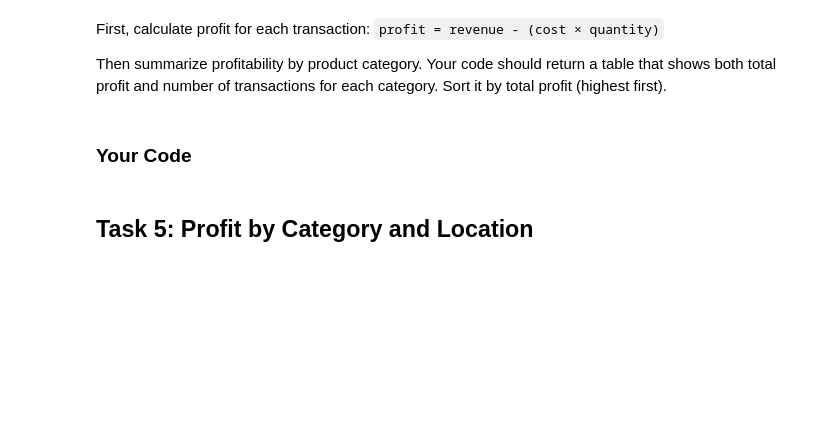
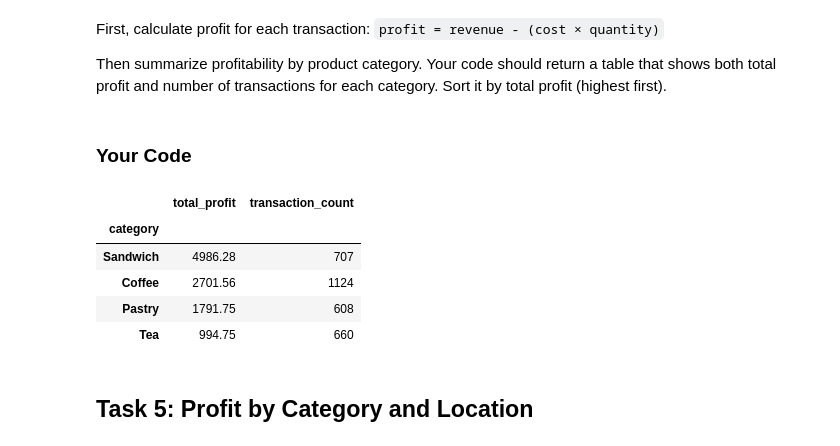
Before and after one commit to MinaYoon5889/py4eda-work, a Jupyter notebook: test_2b.ipynb, the cells around one changed output. Saved outputs shown, nothing was run; the diff lists cells and outputs as text; code cells hidden in the pictures; blank space fills up the shorter version.

```diff
--- a/test_2b.ipynb
+++ b/test_2b.ipynb
@@ -210,6 +238,22 @@ Then summarize profitability by product category. Your code should return a tabl
 ### Your Code
 # %%
 # Task 4: create profit column, then groupby with .agg()
+
+#1
+merged['profit'] = merged['revenue'] - (merged['cost'] * merged['quantity'])
+
+#2
+category_profit = merged.groupby('category').agg(total_profit=('profit', 'sum'), transaction_count=('profit', 'count'))
+
+#3
+category_profit.sort_values('total_profit', ascending=False)
+# %% [output]
+|  | total_profit | transaction_count |
+| category |  |  |
+| Sandwich | 4986.28 | 707 |
+| Coffee | 2701.56 | 1124 |
+| Pastry | 1791.75 | 608 |
+| Tea | 994.75 | 660 |
 # %% [markdown]
 ## Task 5: Profit by Category and Location
 # %% [markdown]
```
Also changed, not shown: parts of 7 cells of this notebook.
